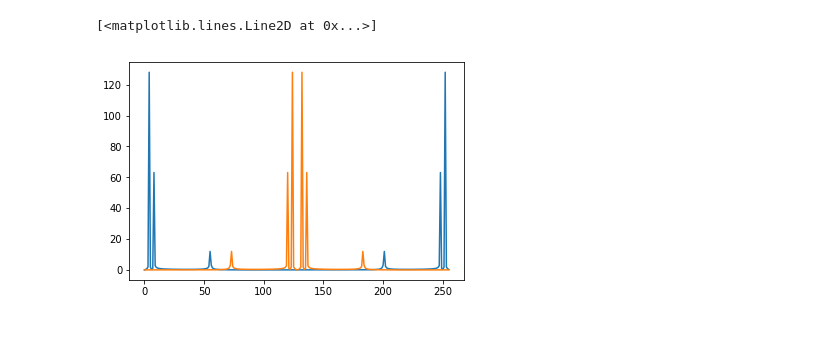
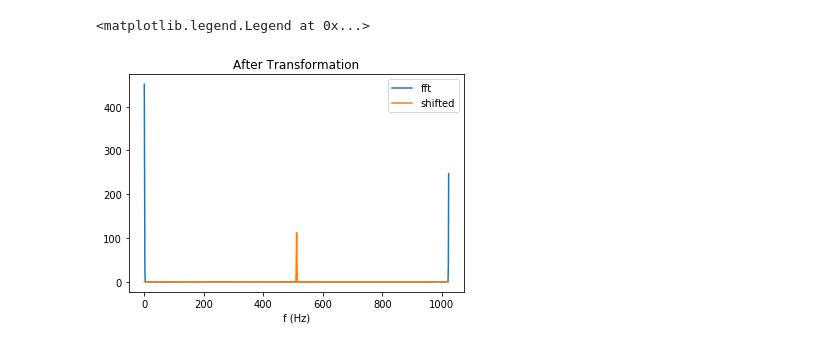
Before and after one commit to ShawHaines/ComputationalPhysics, a Jupyter notebook: 9_FFT.ipynb, the cells around one changed output. Saved outputs shown, nothing was run; the diff lists cells and outputs as text; code cells hidden in the pictures.

Commit message:
The key is a shift in kx, but the sine function mysteriously errors.

```diff
--- a/9_FFT.ipynb
+++ b/9_FFT.ipynb
@@ -22,0 +17,11 @@ plt.plot(x,y)
+# %%
+func=g
+dfunc=dg
+slices=1024
+# Plot the original function.
+sampleRange=2
+x=np.linspace(-sampleRange,sampleRange,slices)
+y=func(x)
+plt.figure()
+plt.title("Original Function")
+plt.plot(x,y)
@@ -23,10 +31,14 @@ plt.plot(x,y)
 # %%
 ky=fft(y)
 # print(ky)
-shifted=fftshift(ky)
+shifted=fftshift(ky)/sampleRange/2
 plt.figure()
-plt.plot(np.abs(ky))
-plt.plot(np.abs(shifted))
+plt.title("After Transformation")
+kx=np.arange(slices)
+plt.plot(kx,np.abs(ky)     ,label="fft")
+plt.plot(kx,np.abs(shifted),label="shifted")
+plt.xlabel("f (Hz)")
+plt.legend()
 # %% [output]
-[<matplotlib.lines.Line2D at 0x...>]
+<matplotlib.legend.Legend at 0x...>
-[figure, old version]
+[figure, new version]
```
Also changed, not shown: parts of 21 cells of this notebook.
